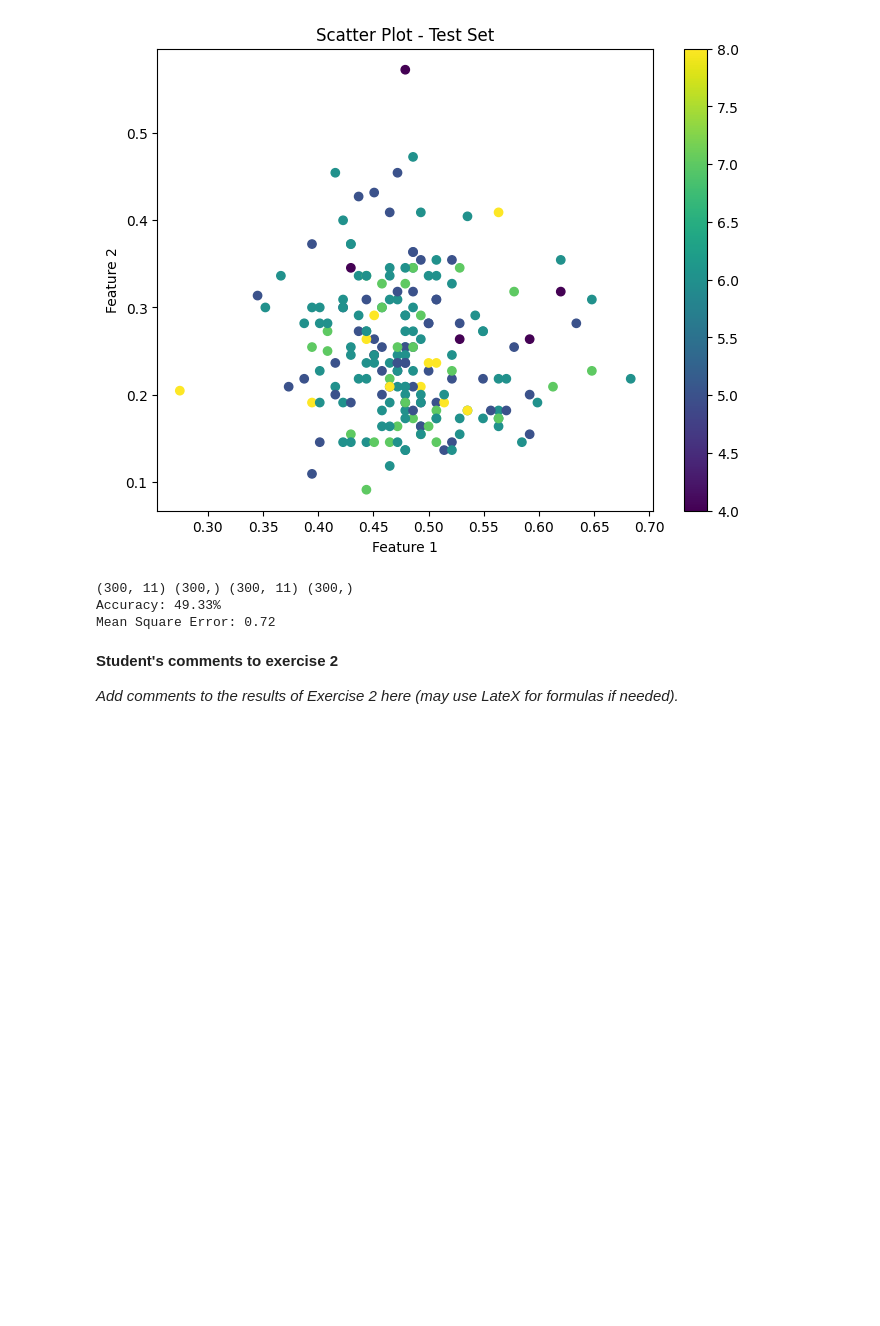
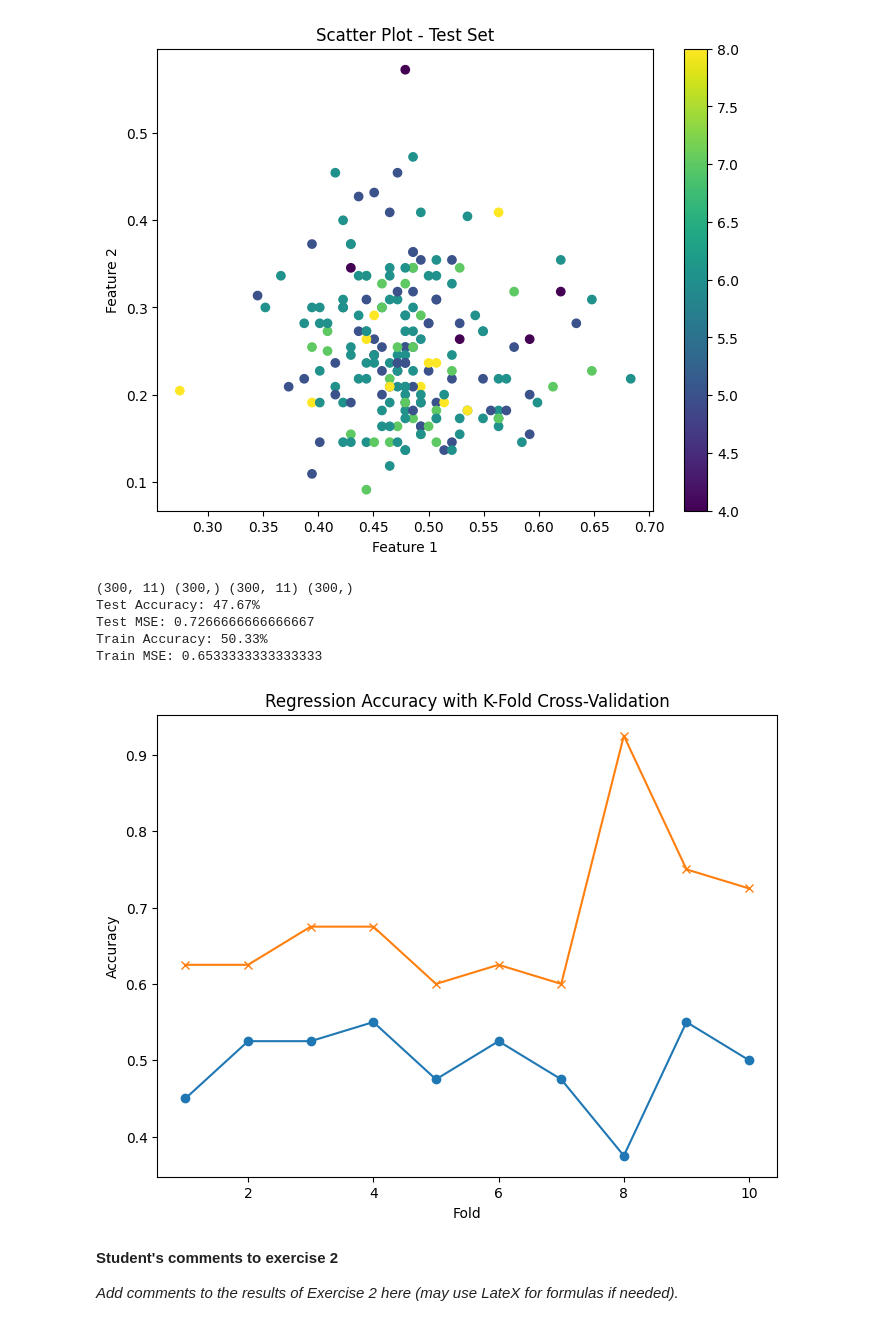
Before and after one commit to A-M-Alizadeh/Statistical-Labs, a Jupyter notebook: Stat Labs/Computer LAB 1/Lab1.ipynb, the cells around one changed output. Drawn from its saved outputs; the diff is of its cells as text; code cells hidden in the pictures; blank space fills up the shorter version.

```diff
--- a/Stat Labs/Computer LAB 1/Lab1.ipynb
+++ b/Stat Labs/Computer LAB 1/Lab1.ipynb
@@ -209,6 +209,7 @@ from sklearn.metrics import mean_squared_error
 Dataset2 = h5py.File('Lab1_Ex_2_wine.hdf5')
 
 Data = np.array(Dataset2.get('Dataset'))
+np.random.shuffle(Data)
 
 # Split dataset
 
@@ -230,6 +231,10 @@ regressor.fit(X_train, y_train)
 y_pred = regressor.predict(X_test)
 y_pred = np.round(y_pred)
 
+# Evaluate model on training set
+x_pred = regressor.predict(X_train)
+x_pred = np.round(x_pred)
+
 # # Evaluate model
 def myAccuracy(y_true, y_pred):
     accuracy = 0
@@ -241,15 +246,69 @@ def myAccuracy(y_true, y_pred):
 
 test_acc = myAccuracy(y_test, y_pred)
 mse = mean_squared_error(y_test, y_pred)
-
-print(f'Accuracy: {test_acc * 100:.2f}%')
-
-print(f'Mean Square Error: {mse}')
-#To be completed by the student
+print(f'Test Accuracy: {test_acc * 100:.2f}%')
+print(f'Test MSE: {mse}')
+# Evaluate model on training set
+train_acc = myAccuracy(y_train, x_pred)
+mse = mean_squared_error(y_train, x_pred)
+print(f'Train Accuracy: {train_acc * 100:.2f}%')
+print(f'Train MSE: {mse}')
 # %% [output]
 (300, 11) (300,) (300, 11) (300,)
-Accuracy: 49.33%
-Mean Square Error: 0.72
+Test Accuracy: 47.67%
+Test MSE: 0.7266666666666667
+Train Accuracy: 50.33%
+Train MSE: 0.6533333333333333
+# %%
+from sklearn.model_selection import KFold
+from sklearn.linear_model import LinearRegression
+from sklearn.metrics import mean_squared_error
+import matplotlib.pyplot as plt
+
+Dataset2 = h5py.File('Lab1_Ex_2_wine.hdf5')
+
+Data = np.array(Dataset2.get('Dataset'))
+np.random.shuffle(Data)
+# Split dataset
+X = Data[:, :-1]
+y = Data[:, -1]
+X = (X - X.mean(axis=0)) / X.std(axis=0)
+
+# Perform k-fold cross-validation
+k = 10
+kf = KFold(n_splits=k, shuffle=True)
+
+accuracies = []
+mse_values = []
+for train_index, test_index in kf.split(X):
+  X_train, X_test = X[train_index], X[test_index]
+  y_train, y_test = y[train_index], y[test_index]
+
+  # Train linear regression model
+  regressor = LinearRegression()
+  regressor.fit(X_train, y_train)
+
+  # Make predictions
+  y_pred = regressor.predict(X_test)
+  y_pred = np.round(y_pred)
+
+  # Evaluate model
+  accuracy = np.sum(y_pred == y_test) / len(y_test)
+  accuracies.append(accuracy)
+
+  mse = mean_squared_error(y_test, y_pred)
+  mse_values.append(mse)
+
+# Plot accuracies
+plt.figure(figsize=(8, 6))
+plt.plot(range(1, k+1), accuracies, marker='o')
+plt.plot(range(1, k+1), mse_values, marker='x')
+plt.xlabel('Fold')
+plt.ylabel('Accuracy')
+plt.title('Regression Accuracy with K-Fold Cross-Validation')
+plt.show()
+# %% [output]
+[figure, added]
 # %% [markdown]
 **Student's comments to exercise 2**
 
```
